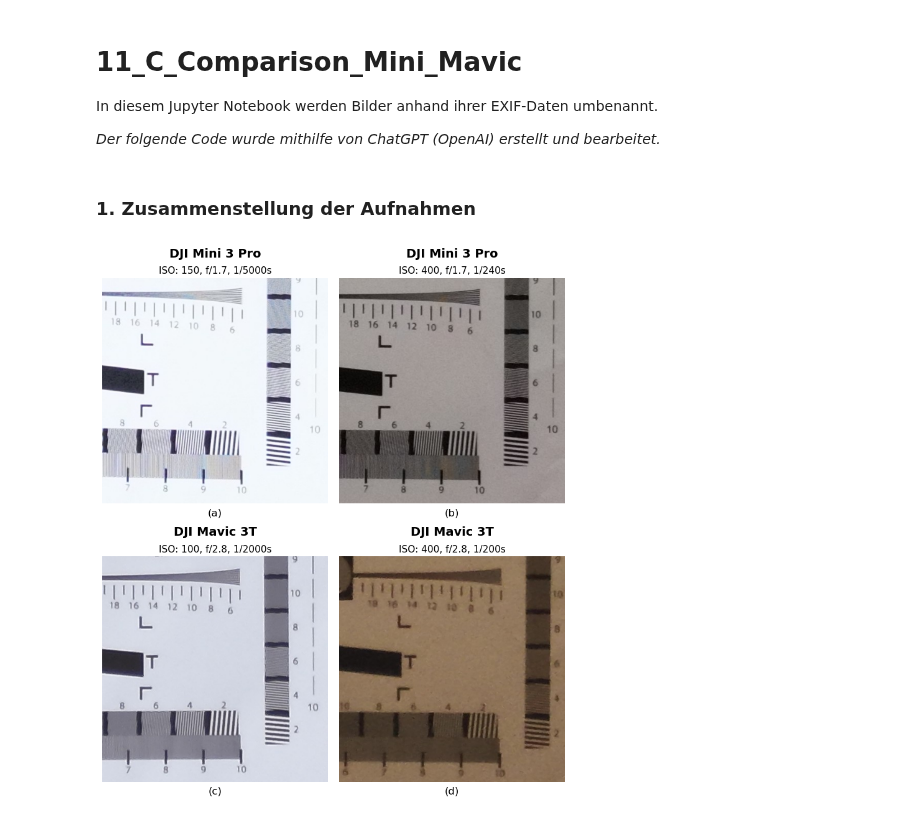
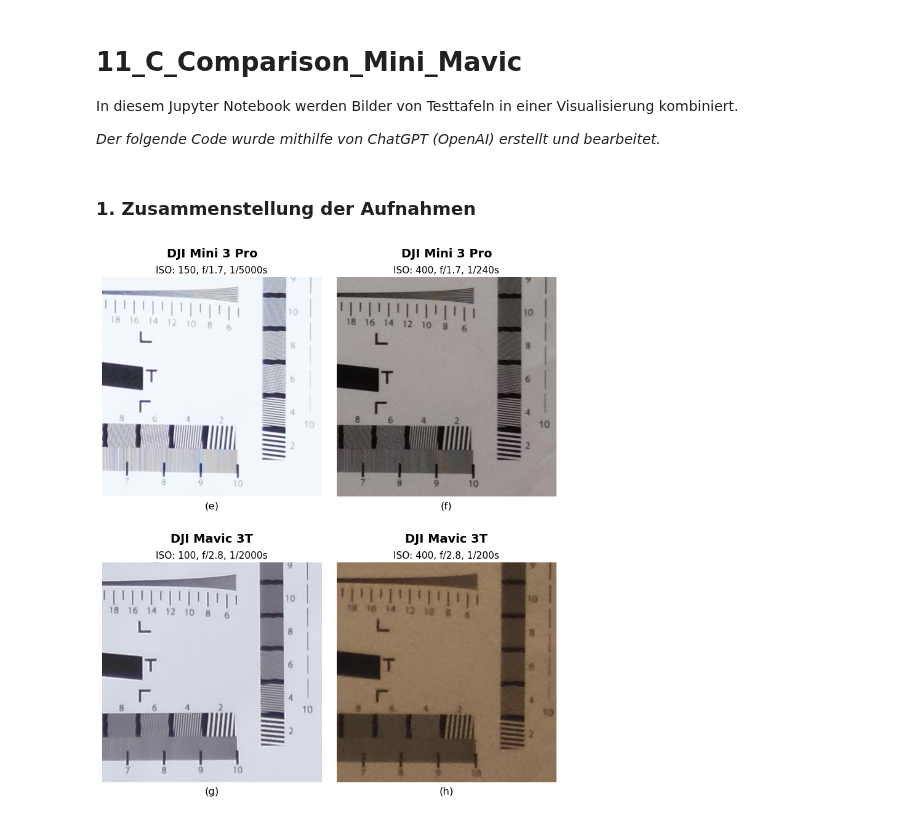
Before and after one commit to naamp/BTh11_Trieblaengenwachstum, a Jupyter notebook: 11_Camera_TestChart/11_C_Comparison_Mini_Mavic.ipynb, the cells around one changed output. Cells and saved outputs as stored; diff of their text form; code cells hidden in the pictures.

```diff
--- a/11_Camera_TestChart/11_C_Comparison_Mini_Mavic.ipynb
+++ b/11_Camera_TestChart/11_C_Comparison_Mini_Mavic.ipynb
@@ -1,6 +1,6 @@
 # %% [markdown]
 # 11_C_Comparison_Mini_Mavic
-In diesem Jupyter Notebook werden Bilder anhand ihrer EXIF-Daten umbenannt.
+In diesem Jupyter Notebook werden Bilder von Testtafeln in einer Visualisierung kombiniert.
 
 *Der folgende Code wurde mithilfe von ChatGPT (OpenAI) erstellt und bearbeitet.*
 # %% [markdown]
@@ -27,12 +27,12 @@ image_files = [
     "DJIMavic3T/Mavic3T_48MP_ISO400_f2.8_T1-200_clipped.JPG"
 ]
 image_paths = [os.path.join(base_dir, f) for f in image_files]
-subfig_labels = ['(a)', '(b)', '(c)', '(d)']
+subfig_labels = ['(e)', '(f)', '(g)', '(h)']
 
 # Bild zuschneiden
 crop_size = 440
 
-fig, axes = plt.subplots(2, 2, figsize=(8, 10), gridspec_kw={'hspace': 0.2, 'wspace': 0.05})
+fig, axes = plt.subplots(2, 2, figsize=(8, 10), gridspec_kw={'hspace': 0.3, 'wspace': 0.05})
 
 for i, (path, label) in enumerate(zip(image_paths, subfig_labels)):
     img = Image.open(path)
@@ -42,31 +42,31 @@ for i, (path, label) in enumerate(zip(image_paths, subfig_labels)):
         height // 2 - crop_size // 2,
         width // 2 + crop_size // 2,
         height // 2 + crop_size // 2
     )
     cropped = img.crop(crop_box)
 
     # Kamera
     if "Mini3Pro" in path:
         camera = "DJI Mini 3 Pro"
     else:
         camera = "DJI Mavic 3T"
 
     # Zeile & Spalte
     row = i // 2
     col = i % 2
     ax = axes[row, col]
     ax.imshow(cropped)
     ax.axis("off")
 
     # Beschriftungen
     ax.text(0.5, 1.08, camera, fontsize=14, fontweight='bold',
             ha='center', va='bottom', transform=ax.transAxes)
     ax.text(0.5, 1.01, manual_metadata[i], fontsize=11,
             ha='center', va='bottom', transform=ax.transAxes)
     ax.text(0.5, -0.02, label, fontsize=12,
             ha='center', va='top', transform=ax.transAxes)
 
 plt.subplots_adjust(top=0.92, bottom=0.1, left=0.05, right=0.98)
 plt.show()
 # %% [output]
-[figure, old version]
+[figure, new version]
```
Also changed, not shown: 15 other files.
